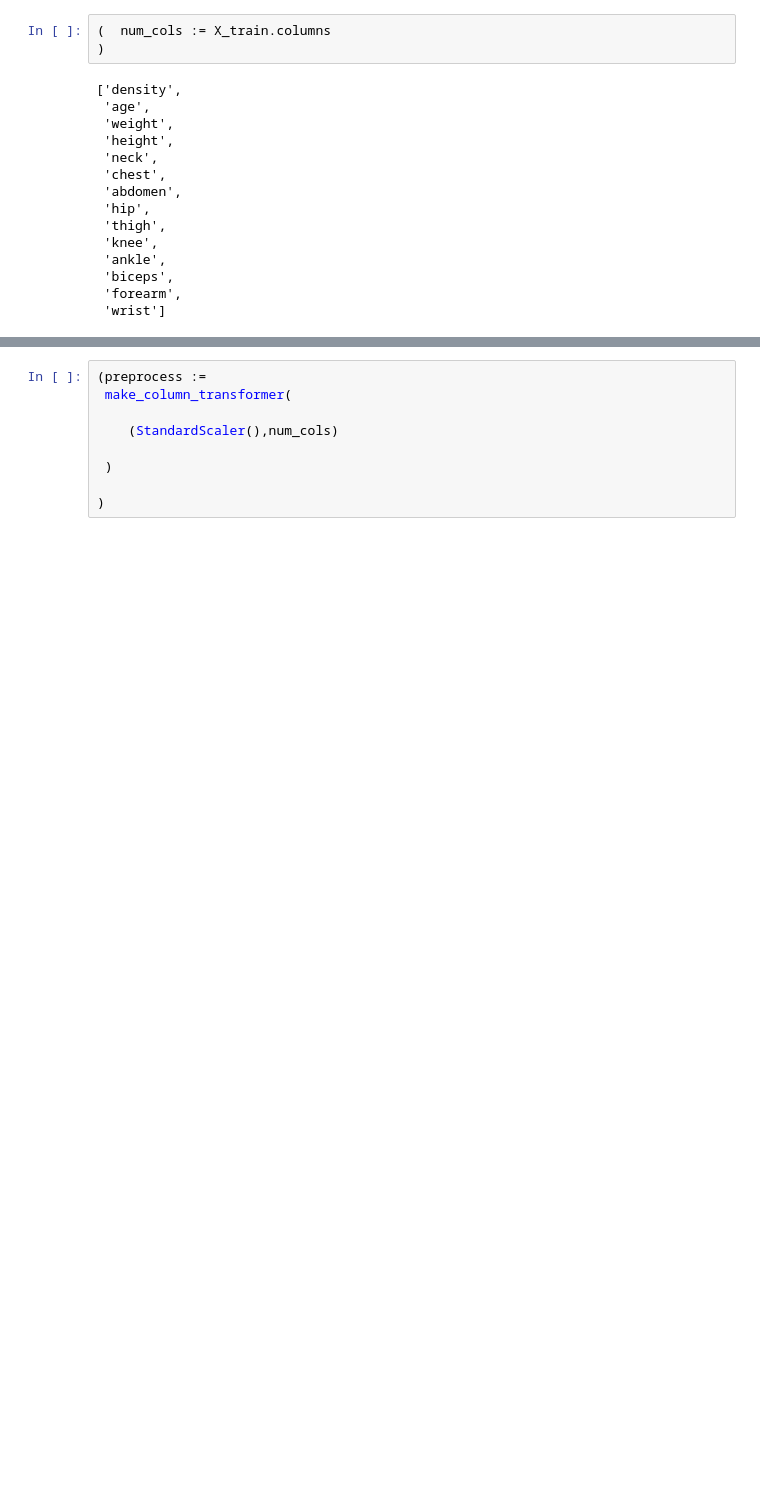
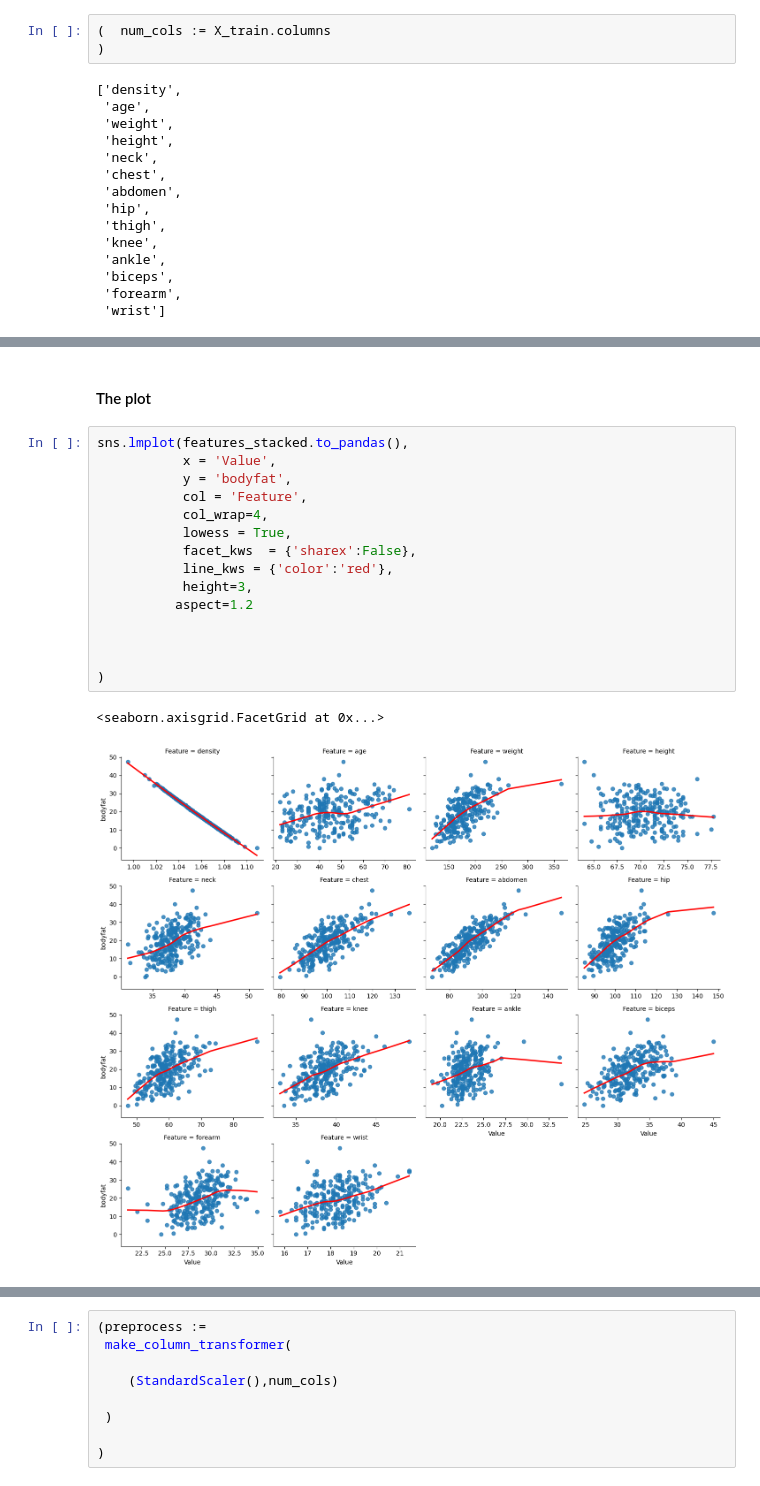
Before and after one commit to camghal18/Homework-2, a Jupyter notebook: Homework 2.ipynb, the cells around one changed output, grey strips where cells are left out. Saved outputs shown, nothing was run; the diff lists cells and outputs as text; blank space fills up the shorter version.

```diff
--- a/Homework 2.ipynb
+++ b/Homework 2.ipynb
@@ -95,0 +124,20 @@ shape: (252, 1)
+# %% [markdown]
+#### The plot
+# %%
+sns.lmplot(features_stacked.to_pandas(),
+           x = 'Value',
+           y = 'bodyfat',
+           col = 'Feature',
+           col_wrap=4,
+           lowess = True,
+           facet_kws  = {'sharex':False},
+           line_kws = {'color':'red'},
+           height=3,
+          aspect=1.2
+
+
+
+)
+# %% [output]
+<seaborn.axisgrid.FacetGrid at 0x...>
+[figure, added]
```
Also changed, not shown: parts of 10 cells of this notebook.
